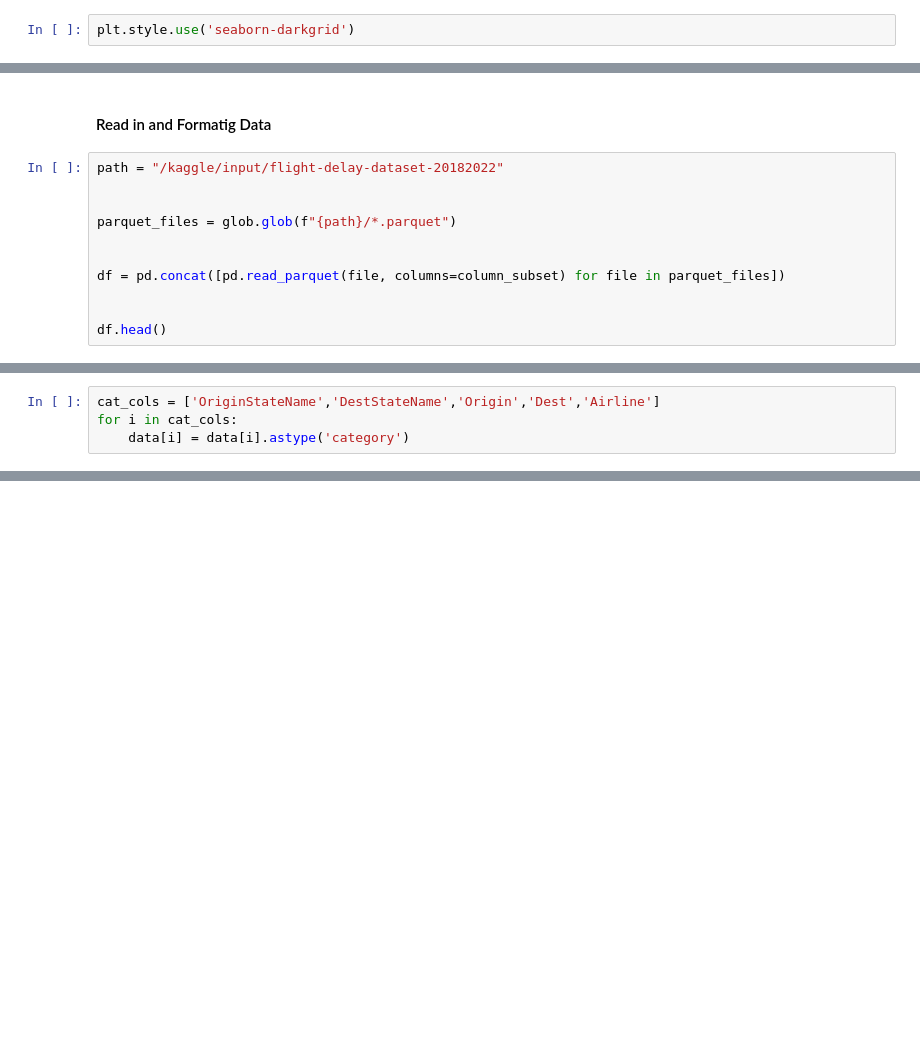
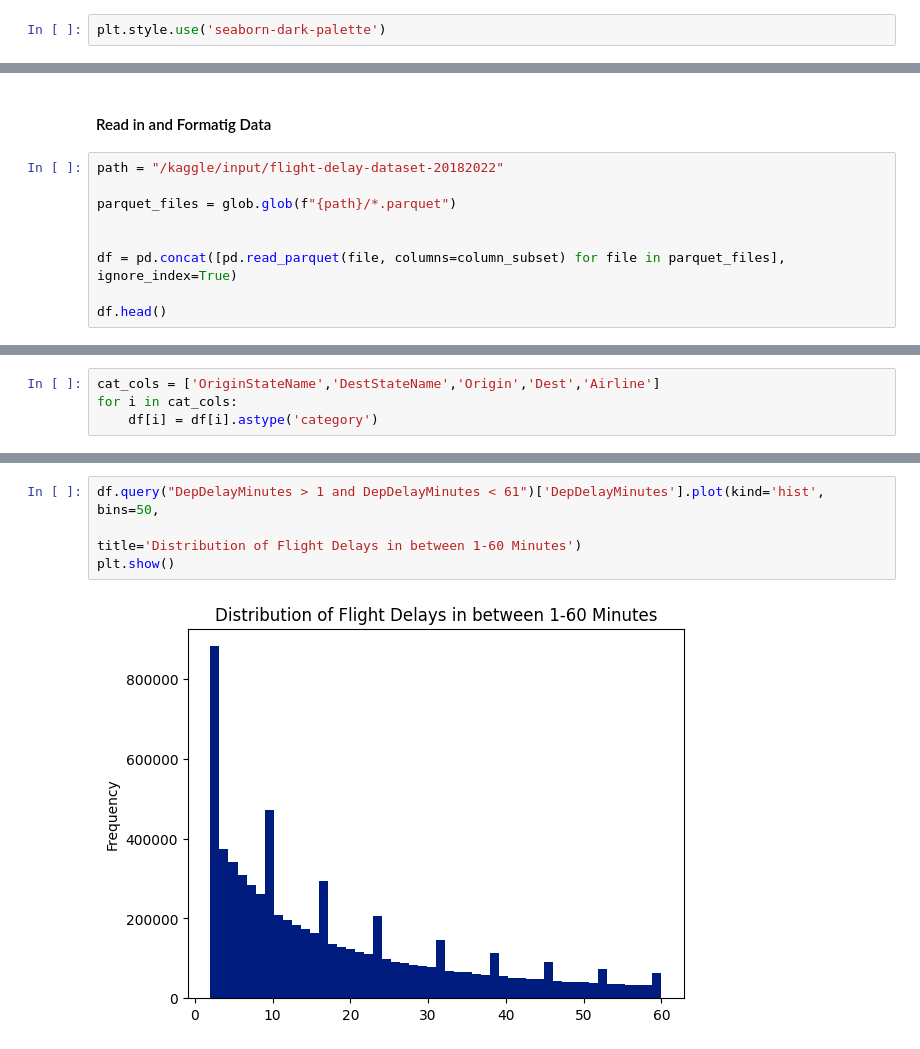
Before and after one commit to Shandeep-Raula/Flight-Delay-EDA, a Jupyter notebook: flight-delay-eda.ipynb, the cells around one changed output, grey strips where cells are left out. Cells and saved outputs as stored; diff of their text form; blank space fills up the shorter version.

Commit message:
Kaggle Notebook | Flight Delay EDA | Understand the `DepDelayMinutes` Variable

```diff
--- a/flight-delay-eda.ipynb
+++ b/flight-delay-eda.ipynb
@@ -12,7 +12,7 @@ import glob
 warnings.filterwarnings("ignore")
 pd.set_option("display.max_columns", 100)
 # %%
-plt.style.use('seaborn-darkgrid')
+plt.style.use('seaborn-dark-palette')
 # %%
 column_subset = [
     "FlightDate",
@@ -41,13 +41,11 @@ column_subset = [
 #### Read in and Formatig Data
 # %%
 path = "/kaggle/input/flight-delay-dataset-20182022"
-
 
 parquet_files = glob.glob(f"{path}/*.parquet")
 
 
-df = pd.concat([pd.read_parquet(file, columns=column_subset) for file in parquet_files])
-
+df = pd.concat([pd.read_parquet(file, columns=column_subset) for file in parquet_files], ignore_index=True)
 
 df.head()
 # %% [output]
@@ -62,5 +58,5 @@ data = df.sort_values(by='FlightDate', ascending=False)
 # %%
 cat_cols = ['OriginStateName','DestStateName','Origin','Dest','Airline']
 for i in cat_cols:
-    data[i] = data[i].astype('category')
+    df[i] = df[i].astype('category')
 # %%
@@ -85,0 +100,6 @@ memory usage: 3.5+ GB
+# %%
+df.query("DepDelayMinutes > 1 and DepDelayMinutes < 61")['DepDelayMinutes'].plot(kind='hist', bins=50,
+                                                                                   title='Distribution of Flight Delays in between 1-60 Minutes')
+plt.show()
+# %% [output]
+[figure, added]
```
Also changed, not shown: parts of 8 cells of this notebook.
